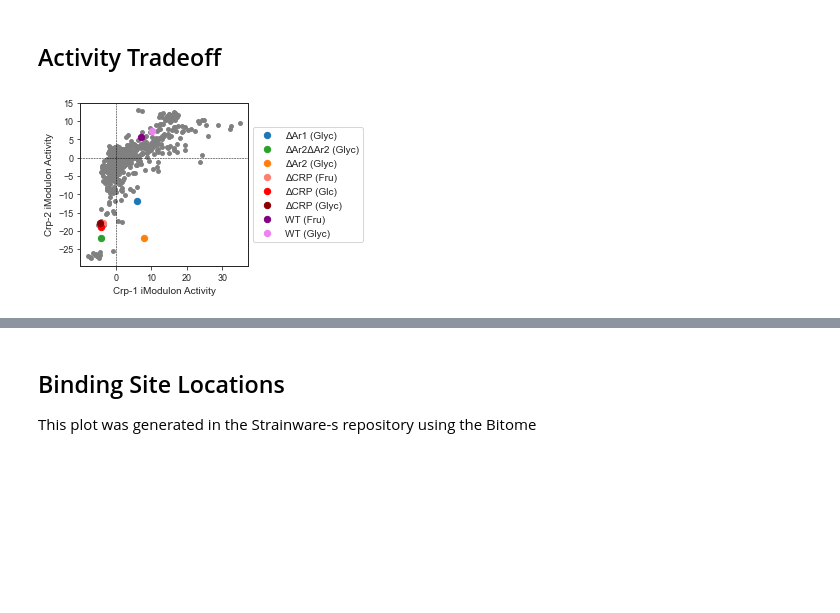
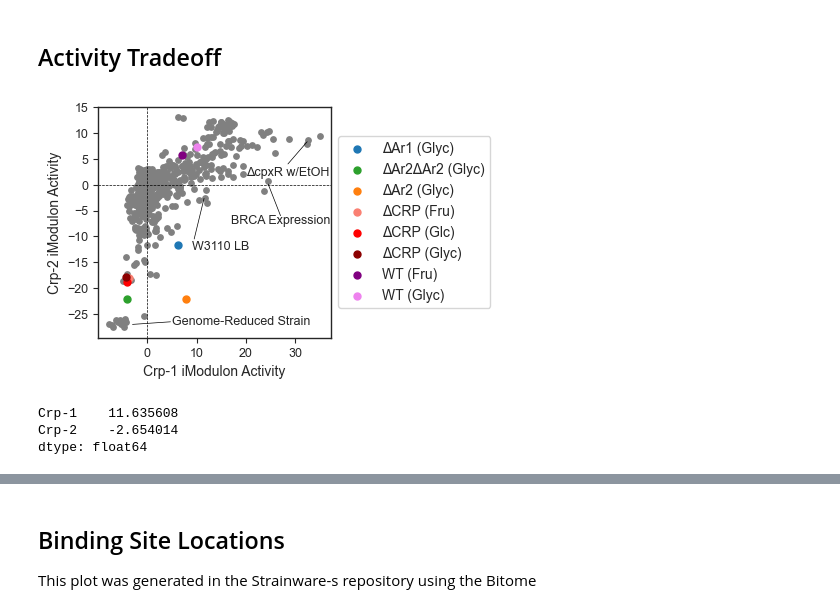
Before and after one commit to SBRG/precise1k, a Jupyter notebook: notebooks/precise1k/fig__investigate_activities.ipynb, the cells around one changed output, grey strips where cells are left out. Cells and saved outputs as stored; diff of their text form; code cells hidden in the pictures; blank space fills up the shorter version.

Commit message:
Figure tweaks

```diff
--- a/notebooks/precise1k/fig__investigate_activities.ipynb
+++ b/notebooks/precise1k/fig__investigate_activities.ipynb
@@ -158,12 +162,18 @@ sns.histplot(cond_pair_to_dima_count.values(), color='steelblue', bins=25, ax=ax
 
 ax.legend().set_visible(False)
 ax.tick_params(axis='both', labelsize=9)
-ax.set_xlabel('# DIMAs', fontsize=10)
+ax.set_xlabel('# DiMAs', fontsize=10)
 ax.set_ylabel('# Comparisons')
 
 median_dimas = np.median(list(cond_pair_to_dima_count.values()))
 ax.axvline(median_dimas, linestyle='--', color='firebrick')
-ax.text(median_dimas + 2.5, 1160, f'Median DIMAs = {median_dimas:.0f}', color='firebrick', fontsize=10)
+ax.text(median_dimas + 2.5, 1800, f'Median DiMAs = {median_dimas:.0f}', color='firebrick', fontsize=10)
+
+ax.plot((90, 96), (750, 50), linewidth=0.5, color='k')
+ax.text(90, 800, 'ΔbaeR v WT', ha='center', va='bottom', fontsize=9, font='arial', zorder=10)
+
+ax.plot((50, 63), (1050, 125), linewidth=0.5, color='k')
+ax.text(50, 1100, 'GSH v Met Supp', ha='center', va='bottom', fontsize=9, font='arial', zorder=10)
 
 for s in ax.spines.values():
     s.set_color('black')
@@ -189,7 +199,7 @@ y_vals = list(deg_counts_to_use.values())
 
 bestfit = np.poly1d(np.polyfit(x_vals, y_vals, 1))
 r_squared = r2_score(y_vals, bestfit(x_vals))
-print(f'{bestfit.coefficients[0]} DEGs per DIMA with linear fit')
+print(f'{bestfit.coefficients[0]} DEGs per DiMA with linear fit')
 print(f'{len(deg_counts_to_use)} comparisons')
 
 sns.histplot(x=x_vals, y=y_vals,cbar=True,bins=25,
@@ -199,7 +209,7 @@ sns.histplot(x=x_vals, y=y_vals,cbar=True,bins=25,
 ax.tick_params(axis='both', labelsize=9)
 ax.set_yticks(np.arange(0, 2500, 500))
 ax.set_xticks(np.arange(0, 110, 25))
-ax.set_xlabel('# DIMAs', fontsize=9)
+ax.set_xlabel('# DiMAs', fontsize=9)
 ax.set_ylabel('# DEGs', fontsize=9)
 ax.set_aspect(1./ax.get_data_ratio())
 
@@ -284,32 +294,50 @@ label_dict = {
     'wt_fru': 'WT (Fru)',
     'wt_glyc': 'WT (Glyc)',
     'delar1_glyc': 'ΔAr1 (Glyc)',
     'delar1ar2_glyc': 'ΔAr2ΔAr2 (Glyc)',
     'delar2_glyc': 'ΔAr2 (Glyc)',
     'delcrp_fru': 'ΔCRP (Fru)',
     'delcrp_glc': 'ΔCRP (Glc)',
     'delcrp_glyc': 'ΔCRP (Glyc)'
 }
 
 for (proj, cond), proj_cond_df in p1k.sample_table.groupby(['project', 'condition']):
     proj_cond_idx = proj_cond_df.index
     proj_cond_act = p1k.A[proj_cond_idx].mean(axis=1)
     crp1_act, crp2_act = proj_cond_act['Crp-1'], proj_cond_act['Crp-2']
     if proj == 'crp':
-        ax.scatter(crp1_act, crp2_act, s=40, c=color_dict[cond], label=label_dict[cond], zorder=10)
+        ax.scatter(crp1_act, crp2_act, s=25, c=color_dict[cond], label=label_dict[cond], zorder=10)
     else:
         ax.scatter(crp1_act, crp2_act, s=15, c='gray')
+
+ax.plot((27, 24.5), (-6, 0.1), linewidth=0.5, color='k')
+ax.text(27, -8, 'BRCA Expression', ha='center', va='bottom', fontsize=9, font='arial', zorder=10)
+
+ax.plot((28.5, 32.4), (4, 8.3), linewidth=0.5, color='k')
+ax.text(28.5, 1.2, 'ΔcpxR w/EtOH', ha='center', va='bottom', fontsize=9, font='arial', zorder=10)
+
+ax.plot((4.7, -3), (-26.5, -27), linewidth=0.5, color='k')
+ax.text(5, -26.5, 'Genome-Reduced Strain', ha='left', va='center', fontsize=9, font='arial', zorder=10)
+
+ax.plot((9.5, 11.5), (-10.5, -2.65), linewidth=0.5, color='k')
+ax.text(9, -12, 'W3110 LB', ha='left', va='center', fontsize=9, font='arial', zorder=10)
 
 ax.tick_params(axis='both', labelsize=9)
 ax.axvline(0, color='black', linestyle='--', linewidth=0.5)
 ax.axhline(0, color='black', linestyle='--', linewidth=0.5)
 ax.set_xlabel('Crp-1 iModulon Activity', fontsize=10)
 ax.set_ylabel('Crp-2 iModulon Activity', fontsize=10)
 ax.legend(fontsize=10, loc='center left', bbox_to_anchor=(1, 0.5))
 for s in ax.spines.values():
     s.set_linewidth(1)
 
 plt.savefig(os.path.join(FIG_PATH, 'crp_tradeoff.svg'), dpi=400, bbox_inches='tight')
 plt.savefig(os.path.join(FIG_PATH, 'crp_tradeoff.png'), dpi=400, bbox_inches='tight')
 # %% [output]
-[figure, old version]
+[figure, new version]
+# %%
+thing.loc[['p1k_00864', 'p1k_00865']].mean(axis=0)
+# %% [output]
+Crp-1    11.635608
+Crp-2    -2.654014
+dtype: float64
```
Also changed, not shown: parts of 6 cells of this notebook, 17 other files.
